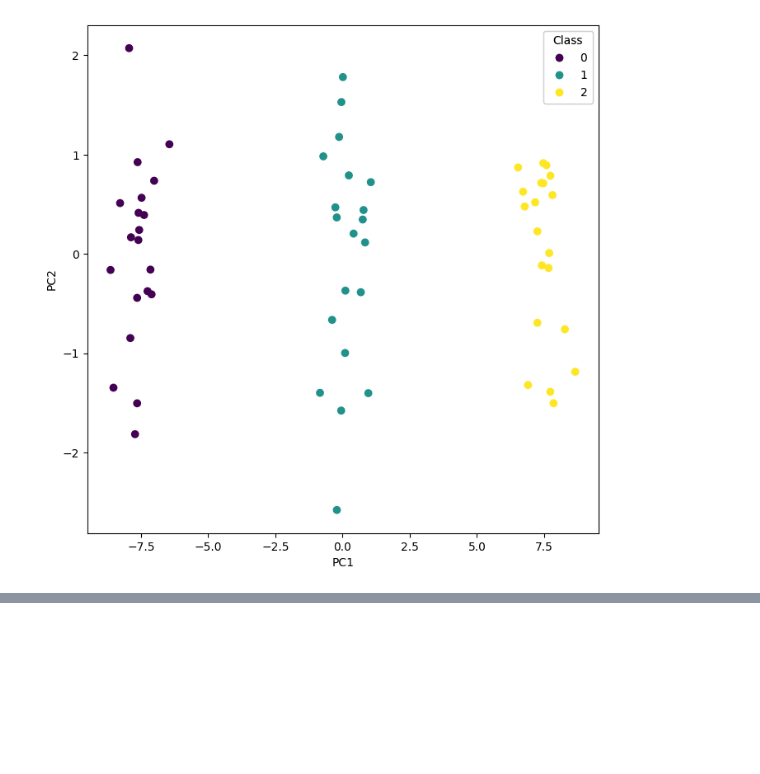
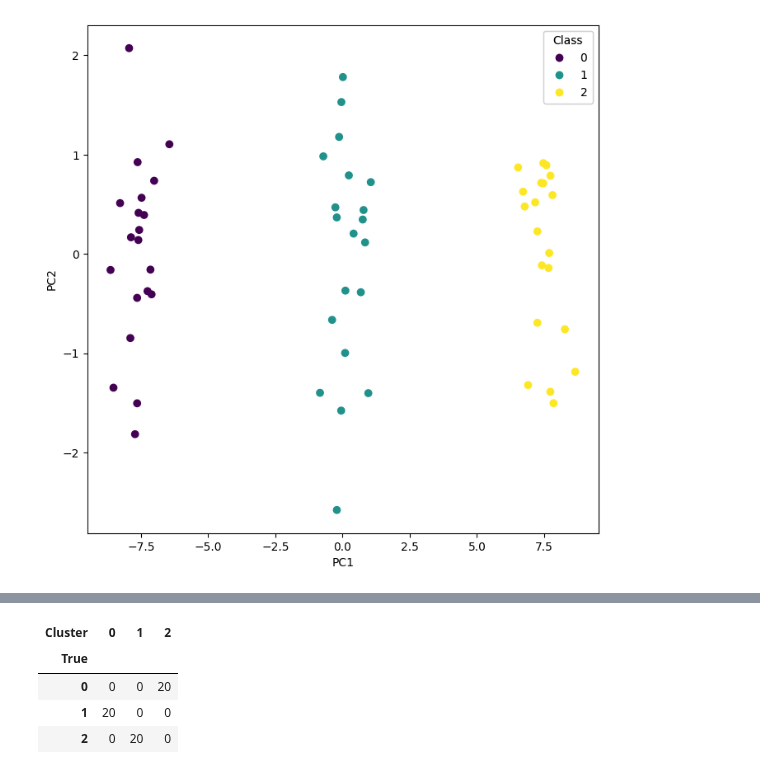
Before and after one commit to andyponn/2025_Fraud-Detection-project, a Jupyter notebook: ML/1013hwQ1.ipynb, the cells around one changed output, grey strips where cells are left out. Cells and saved outputs as stored; diff of their text form; code cells hidden in the pictures; blank space fills up the shorter version.

```diff
--- a/ML/1013hwQ1.ipynb
+++ b/ML/1013hwQ1.ipynb
@@ -97,0 +120,8 @@ ax.add_artist(legend1)
+# %%
+pd.crosstab(df["Class"], kmeans.labels_, rownames=["True"], colnames=["Cluster"])
+# %% [output]
+| Cluster | 0 | 1 | 2 |
+| True |  |  |  |
+| 0 | 0 | 0 | 20 |
+| 1 | 20 | 0 | 0 |
+| 2 | 0 | 20 | 0 |
```
Also changed, not shown: parts of 6 cells of this notebook.
